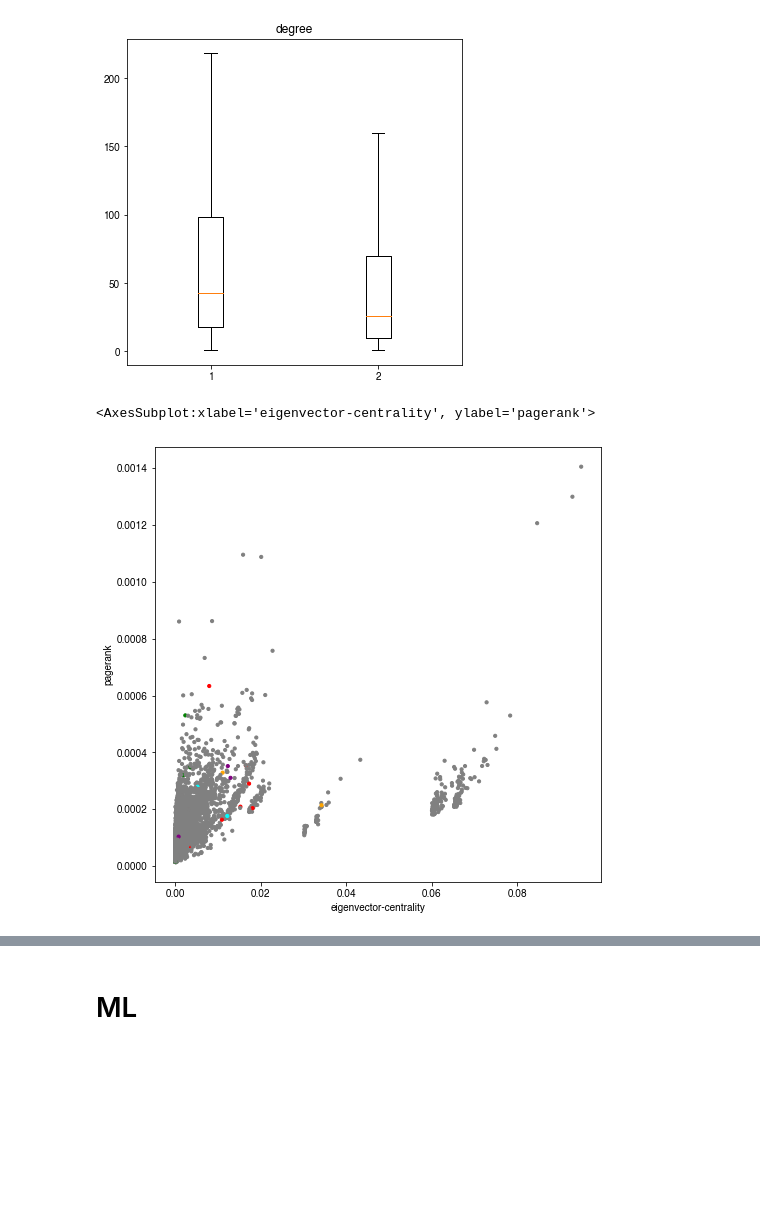
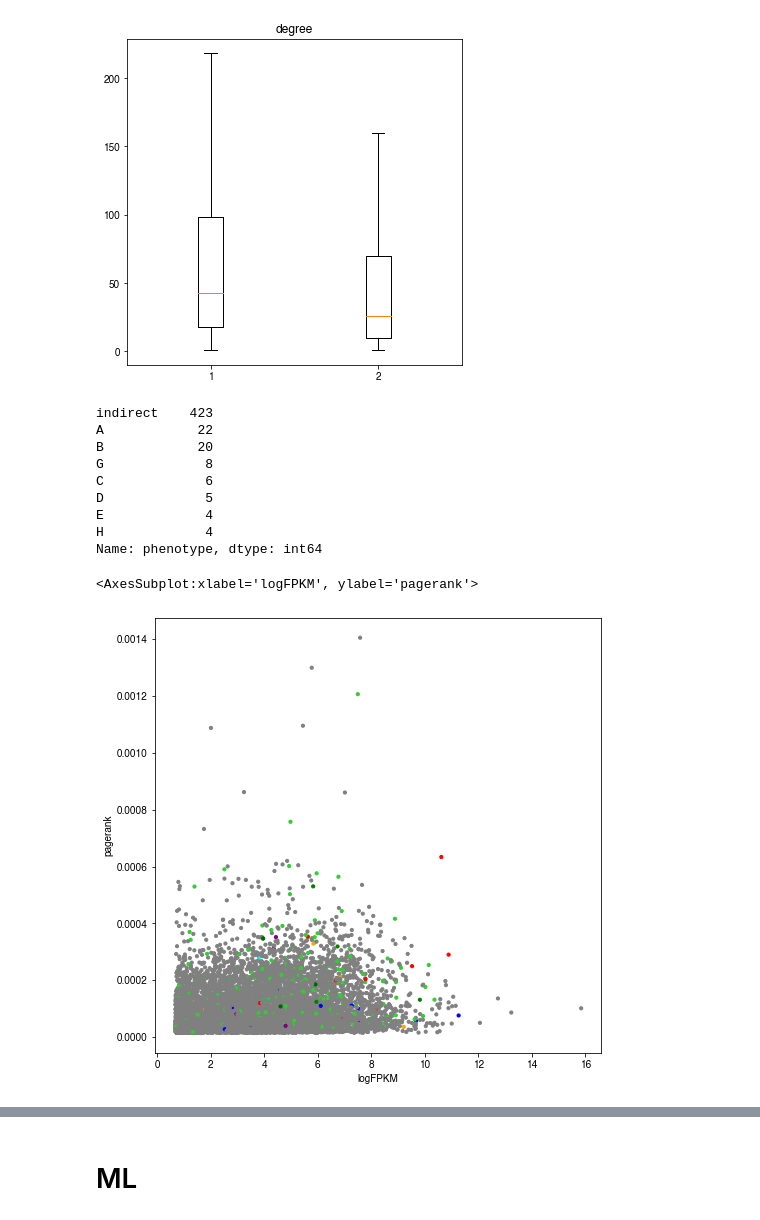
Before and after one commit to rionbr/meionav, a Jupyter notebook: 05-data-analysis/machine-learning/Explore Core Genes.ipynb, the cells around one changed output, grey strips where cells are left out. Drawn from its saved outputs; the diff is of its cells as text; code cells hidden in the pictures; blank space fills up the shorter version.

```diff
--- a/05-data-analysis/machine-learning/Explore Core Genes.ipynb
+++ b/05-data-analysis/machine-learning/Explore Core Genes.ipynb
@@ -84,10 +84,12 @@ dfM['id_gene_MM'] = dfM['id_string_MM'].apply(lambda x: [dict_string_gene_MM[i]
 dfM['id_gene_DM'] = dfM['id_string_DM'].apply(lambda x: [dict_string_gene_DM[i] for i in x])
 
 dfM = dfM[['id_gene_HS', 'id_gene_MM', 'id_gene_DM']]
+# Only keep meta genes with homologs in at least two species
+dfM2 = dfM.loc[dfM.applymap(len).applymap(bool).sum(axis='columns') >= 2, :]
 # Only keep meta genes with homologs in all three species
-dfM = dfM.loc[dfM.applymap(len).applymap(bool).sum(axis='columns') == 3, ['id_gene_' + layer]]
+dfM3 = dfM.loc[dfM.applymap(len).applymap(bool).sum(axis='columns') == 3, :]
 #
-dict_conserved = {gene: True for gene in dfM['id_gene_' + layer].explode().tolist()}
+dict_conserved = {gene: True for gene in dfM3['id_gene_' + layer].explode().tolist()}
 #
 df['conserved'] = df.index.map(dict_conserved)
 df['conserved'].fillna(False, inplace=True)
@@ -162,14 +164,3 @@ else:
     #
     df['logFC_TidCyte'] = dfdeg['logFC_TidCyte']
     df['logFC_TidCyte'].fillna(0, inplace=True)
-# %%
-# Set Experimental Evidence
-if species == 'DM':
-    dfe = pd.read_csv('../../03-screened-data/data/core_DM_screened_2020-12-15.csv', index_col=0)
-    df['phenotype'] = dfe['Our DM pheno code']
-elif species == 'MM':
-    dfe = pd.read_csv('../../03-screened-data/data/literature_MM_2020-12-15.csv', index_col=0)
-    df['phenotype'] = dfe['Others MM pheno code']
-elif species == 'HS':
-    dfe = pd.read_csv('../../03-screened-data/data/literature_HS_2020-12-15.csv', index_col=0)
-    df['phenotype'] = dfe['Others HS pheno code']
@@ -175,0 +191,9 @@ elif species == 'HS':
+# %%
+dfMe = pd.DataFrame(index=dfM.index)
+# Set Indirect Experimental Evidence (from homologs)
+dfMe['dir_pheno_HS'] = dfM['id_gene_HS'].map(lambda x: [dfe_HS.get(i) for i in x if i in dfe_HS])
+dfMe['dir_pheno_MM'] = dfM['id_gene_MM'].map(lambda x: [dfe_MM.get(i) for i in x if i in dfe_MM])
+dfMe['dir_pheno_DM'] = dfM['id_gene_DM'].map(lambda x: [dfe_DM.get(i) for i in x if i in dfe_DM])
+#
+# Only keep meta genes with homologs in at least two species
+dfMe1 = dfMe.loc[dfMe.applymap(len).applymap(bool).sum(axis='columns') > 0, :]
@@ -175,0 +261,9 @@ elif species == 'HS':
+# %%
+def dir_ind_pheno(r):
+    if pd.notnull(r['dir-pheno']):
+        return r['dir-pheno']
+    elif pd.notnull(r['ind-pheno']):
+        return 'indirect'
+    else:
+        return np.nan
+df['phenotype'] = df[['dir-pheno', 'ind-pheno']].apply(dir_ind_pheno, axis='columns')
@@ -251,11 +359,21 @@ n-core: 10212
 Text(0.5, 1.0, 'degree')
 [figure]
 # %%
-c = df['phenotype'].map({'A': 'red', 'B': 'blue', 'C':'green', 'D':'purple', 'E': 'cyan', 'F':'magenta', np.nan:'gray', 'G':'orange', 'H': 'darkgreen'})
-df.plot(x='eigenvector-centrality', y='pagerank', kind='scatter', c=c, s=10, figsize=(8,8))
+print(df['phenotype'].value_counts())
+c = df['phenotype'].map({'A': 'red', 'B': 'blue', 'C':'green', 'D':'purple', 'E': 'cyan', 'F':'magenta', 'G':'orange', 'H': 'darkgreen', np.nan:'gray', 'indirect':'limegreen'})
+df.plot(x='logFPKM', y='pagerank', kind='scatter', c=c, s=10, figsize=(8,8))
 # %% [output]
-<AxesSubplot:xlabel='eigenvector-centrality', ylabel='pagerank'>
+indirect    423
+A            22
+B            20
+G             8
+C             6
+D             5
+E             4
+H             4
+Name: phenotype, dtype: int64
+<AxesSubplot:xlabel='logFPKM', ylabel='pagerank'>
-[figure, old version]
+[figure, new version]
 # %%
 df['phenotype'] = df['phenotype'].fillna(0)
 df.loc[df.isnull().any(axis=1), :]
```
Also changed, not shown: parts of 15 cells of this notebook, 14 other files.
